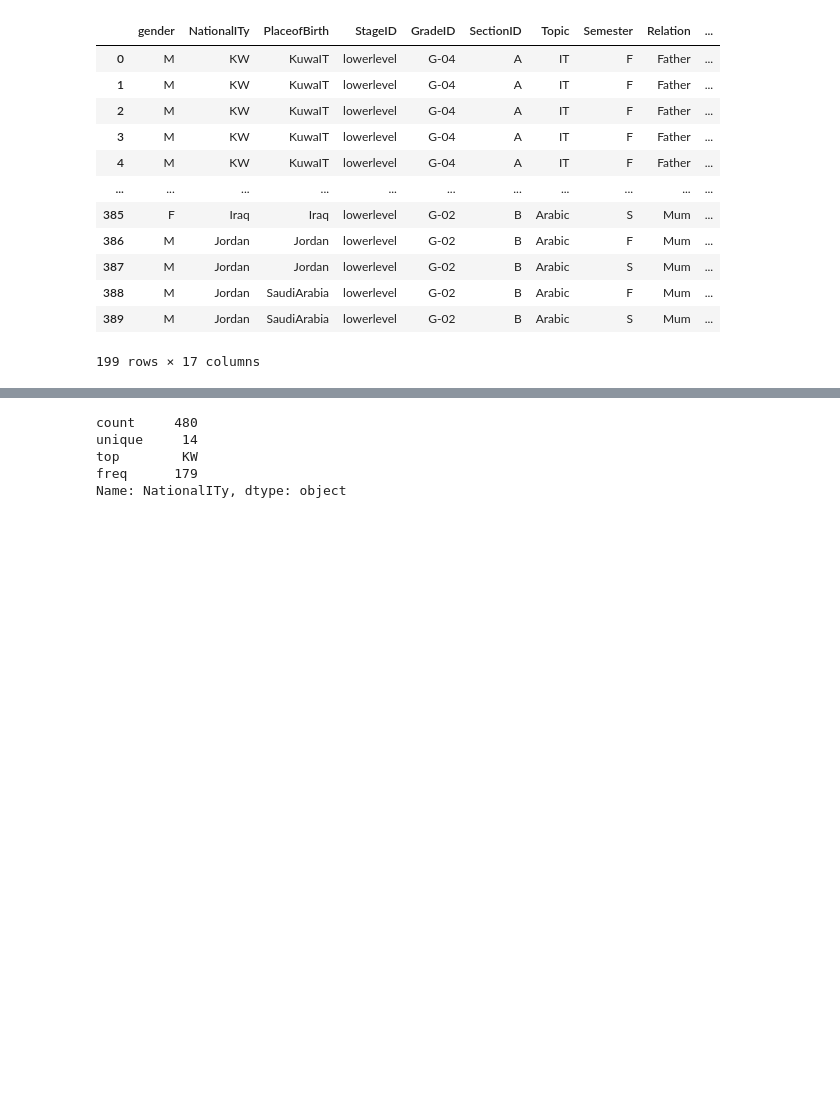
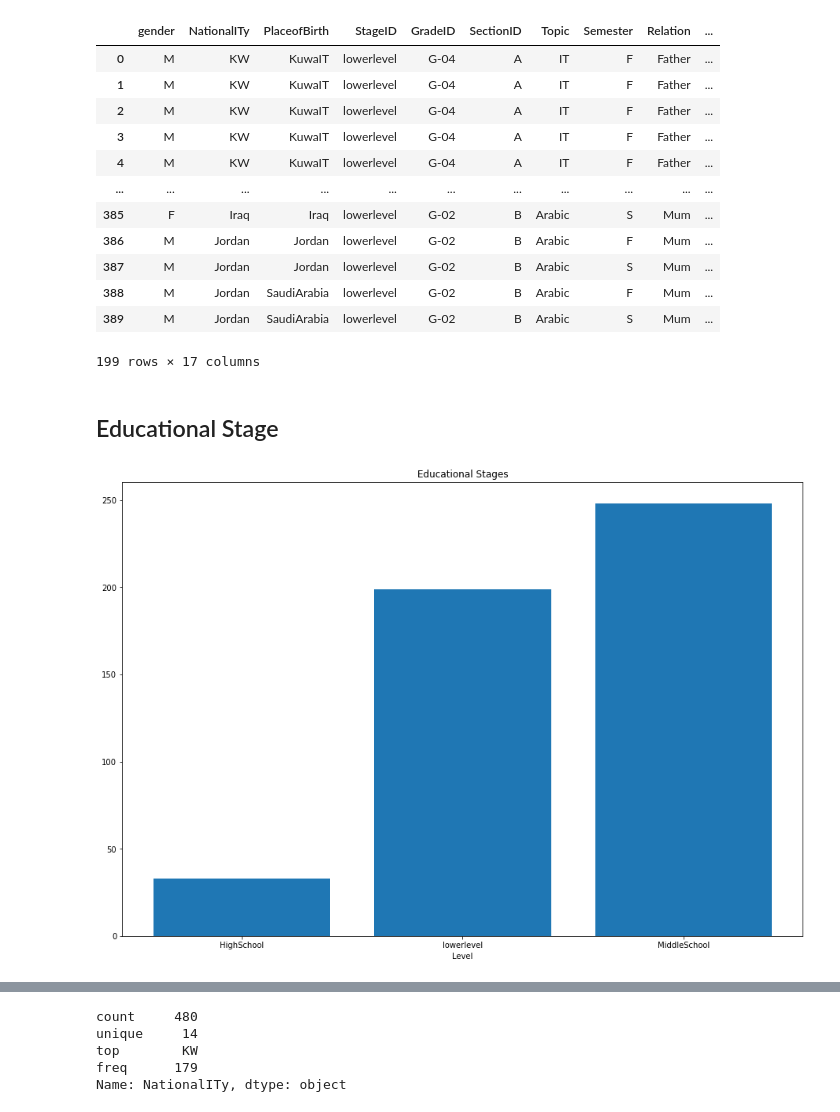
Before and after one commit to Asabeneh/EDM-H-2, a Jupyter notebook: edm-h-2.ipynb, the cells around one changed output, grey strips where cells are left out. Drawn from its saved outputs; the diff is of its cells as text; code cells hidden in the pictures; blank space fills up the shorter version.

```diff
--- a/edm-h-2.ipynb
+++ b/edm-h-2.ipynb
@@ -161,3 +178,17 @@ low_level_students
 | 388 | M | Jordan | SaudiArabia | lowerlevel | G-02 | B | Arabic | F | Mum | ... |
 | 389 | M | Jordan | SaudiArabia | lowerlevel | G-02 | B | Arabic | S | Mum | ... |
 199 rows × 17 columns
+# %% [markdown]
+## Educational Stage
+# %%
+stages = df.groupby('StageID').count().iloc[:,1].sort_values()
+x = stages.index
+y = stages.values
+fig = plt.figure()
+ax = fig.add_axes([0,0,2, 2])
+ax.bar(x, y)
+ax.set_xlabel('Level')
+ax.set_title('Educational Stages')
+plt.show()
+# %% [output]
+[figure, added]
```
Also changed, not shown: parts of 6 cells of this notebook, 1 other file.
